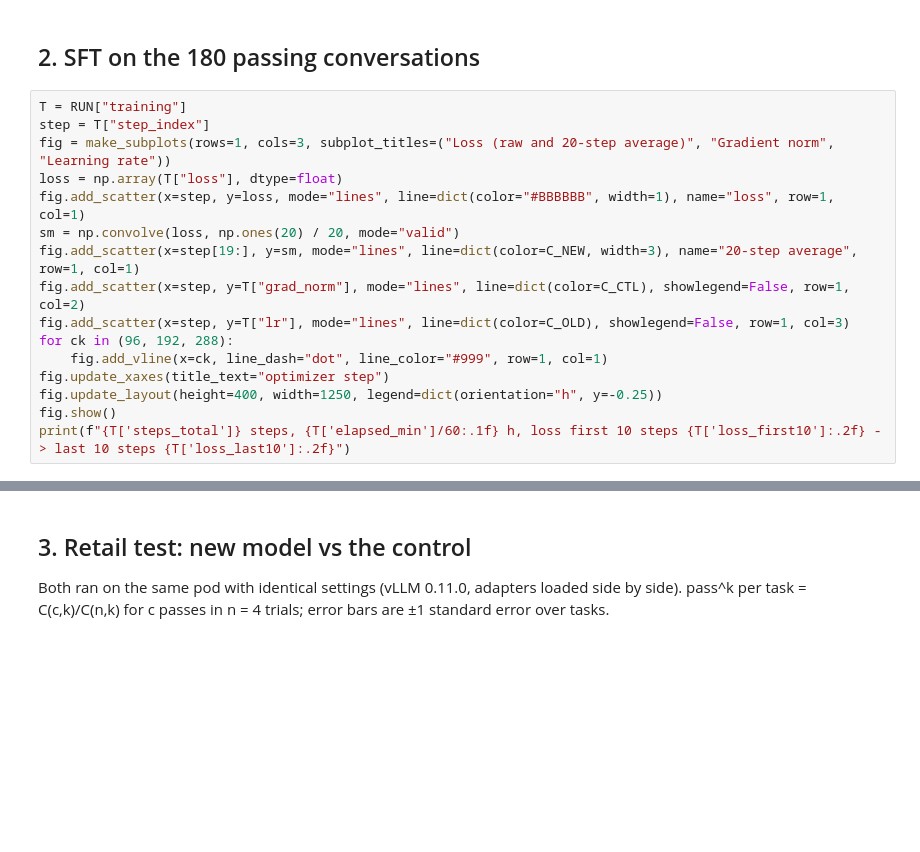
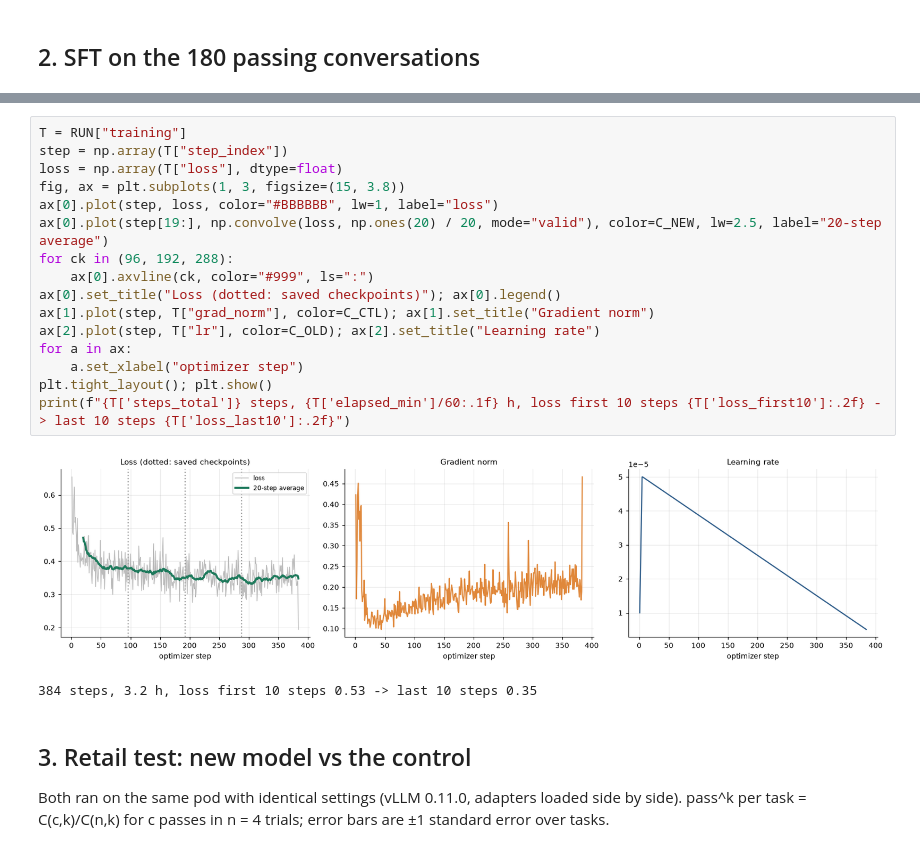
Before and after one commit to teacher57/qwen3-14b-tau-train, a Jupyter notebook: notebooks/distillation_experiment.ipynb, the cells around one changed output, grey strips where cells are left out. Cells and saved outputs as stored; diff of their text form; blank space fills up the shorter version.

```diff
--- a/notebooks/distillation_experiment.ipynb
+++ b/notebooks/distillation_experiment.ipynb
@@ -104,18 +99,2 @@ Qwen3-32B-AWQ: 114 tasks, 419 rollouts, 199 passed, 86 tasks solved (75%); sampl
 # %% [markdown]
 ## 2. SFT on the 180 passing conversations
-# %%
-T = RUN["training"]
-step = T["step_index"]
-fig = make_subplots(rows=1, cols=3, subplot_titles=("Loss (raw and 20-step average)", "Gradient norm", "Learning rate"))
-loss = np.array(T["loss"], dtype=float)
-fig.add_scatter(x=step, y=loss, mode="lines", line=dict(color="#BBBBBB", width=1), name="loss", row=1, col=1)
-sm = np.convolve(loss, np.ones(20) / 20, mode="valid")
-fig.add_scatter(x=step[19:], y=sm, mode="lines", line=dict(color=C_NEW, width=3), name="20-step average", row=1, col=1)
-fig.add_scatter(x=step, y=T["grad_norm"], mode="lines", line=dict(color=C_CTL), showlegend=False, row=1, col=2)
-fig.add_scatter(x=step, y=T["lr"], mode="lines", line=dict(color=C_OLD), showlegend=False, row=1, col=3)
-for ck in (96, 192, 288):
-    fig.add_vline(x=ck, line_dash="dot", line_color="#999", row=1, col=1)
-fig.update_xaxes(title_text="optimizer step")
-fig.update_layout(height=400, width=1250, legend=dict(orientation="h", y=-0.25))
-fig.show()
-print(f"{T['steps_total']} steps, {T['elapsed_min']/60:.1f} h, loss first 10 steps {T['loss_first10']:.2f} -> last 10 steps {T['loss_last10']:.2f}")
@@ -125,3 +101,22 @@ print(f"{T['steps_total']} steps, {T['elapsed_min']/60:.1f} h, loss first 10 ste
+# %%
+T = RUN["training"]
+step = np.array(T["step_index"])
+loss = np.array(T["loss"], dtype=float)
+fig, ax = plt.subplots(1, 3, figsize=(15, 3.8))
+ax[0].plot(step, loss, color="#BBBBBB", lw=1, label="loss")
+ax[0].plot(step[19:], np.convolve(loss, np.ones(20) / 20, mode="valid"), color=C_NEW, lw=2.5, label="20-step average")
+for ck in (96, 192, 288):
+    ax[0].axvline(ck, color="#999", ls=":")
+ax[0].set_title("Loss (dotted: saved checkpoints)"); ax[0].legend()
+ax[1].plot(step, T["grad_norm"], color=C_CTL); ax[1].set_title("Gradient norm")
+ax[2].plot(step, T["lr"], color=C_OLD); ax[2].set_title("Learning rate")
+for a in ax:
+    a.set_xlabel("optimizer step")
+plt.tight_layout(); plt.show()
+print(f"{T['steps_total']} steps, {T['elapsed_min']/60:.1f} h, loss first 10 steps {T['loss_first10']:.2f} -> last 10 steps {T['loss_last10']:.2f}")
+# %% [output]
+[figure, added]
+384 steps, 3.2 h, loss first 10 steps 0.53 -> last 10 steps 0.35
 # %% [markdown]
 ## 3. Retail test: new model vs the control
 Both ran on the same pod with identical settings (vLLM 0.11.0, adapters loaded side by side). pass^k per task = C(c,k)/C(n,k) for c passes in n = 4 trials; error bars are ±1 standard error over tasks.
```
Also changed, not shown: parts of 12 cells of this notebook, 2 other files.
